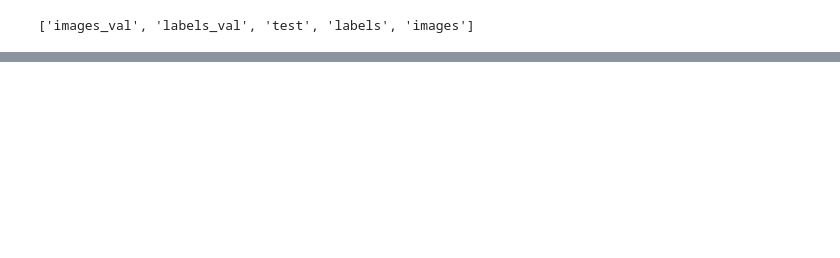
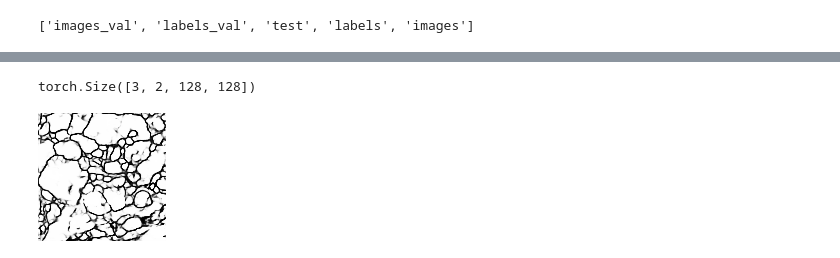
Before and after one commit to Afchis/r_unet, a Jupyter notebook: RUNet.ipynb, the cells around one changed output, grey strips where cells are left out. Drawn from its saved outputs; the diff is of its cells as text; code cells hidden in the pictures; blank space fills up the shorter version.

Commit message:
06.02.2020 TODO loss with depth

```diff
--- a/RUNet.ipynb
+++ b/RUNet.ipynb
@@ -258,0 +493,42 @@ class UNetDesigner(nn.Module):
+# %%
+optimizer = torch.optim.Adam(model.parameters(), lr=LEARNING_RATE)
+
+def l2_norm(x, y):
+    y = y.reshape(x.shape)
+    return (((x - y)**2).sum(dim=2)).sum()
+# %%
+val_loss = []
+for epoch in range(NUM_EPOCHS):
+    print('*'*10, 'epoch: ', epoch, '*'*10)
+    for phase in ['train', 'valid']:
+        if phase == 'train':
+            loss_list = []
+            model.train()
+            for i, data in enumerate(data_loaders[phase]):
+                input, label, depth = data
+                input = input.to(device)
+                label = label.to(device)
+                depth = depth.to(device)
+                output = model(input)
+                loss = l2_norm(output, label)
+                loss_list.append(loss.item())
+                loss.backward()
+                optimizer.step()
+                optimizer.zero_grad()
+            mean_loss = sum(loss_list) / len(loss_list)
+            print("train l2_norm: ", mean_loss)
+        elif phase == 'valid':
+            loss_list = []
+            model.eval()
+            for i, data in enumerate(data_loaders[phase]):
+                input, label, depth = data
+                input = input.to(device)
+                label = label.to(device)
+                depth = depth.to(device)
+                output = model(input)
+                loss = l2_norm(output, label)
+                loss_list.append(loss.item())
+            mean_loss = sum(loss_list) / len(loss_list)
+            print("val l2_norm: ", mean_loss)
+            val_loss.append(mean_loss)
+print('Minimum Valid Loss: ', min(val_loss))
@@ -258,0 +553,8 @@ class UNetDesigner(nn.Module):
+# %%
+output.shape
+# %% [output]
+torch.Size([3, 2, 128, 128])
+# %%
+to_pil(output[0][1].cpu())
+# %% [output]
+[figure, added]
```
Also changed, not shown: parts of 18 cells of this notebook, 11 other files.
